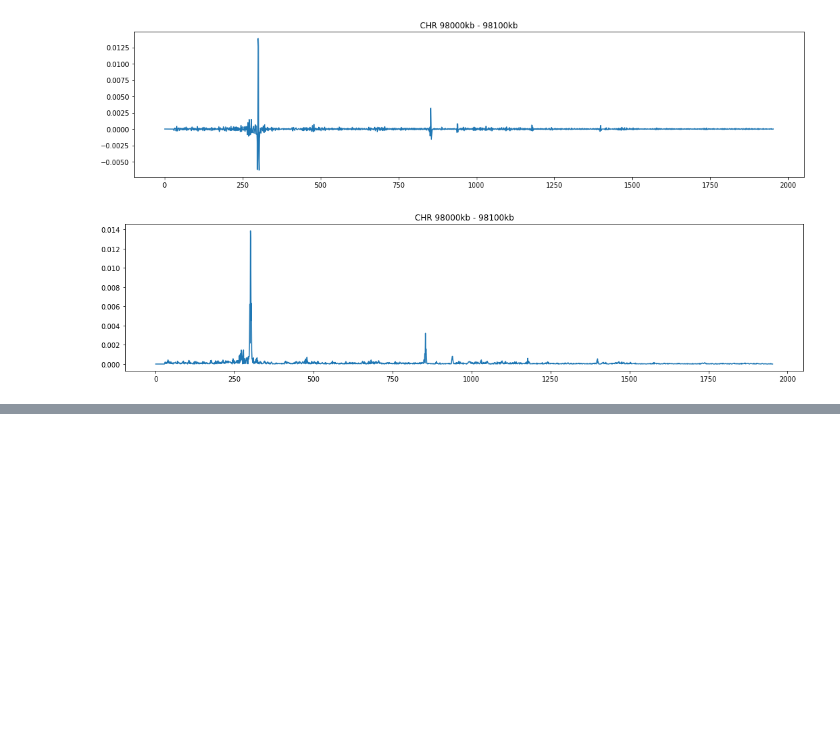
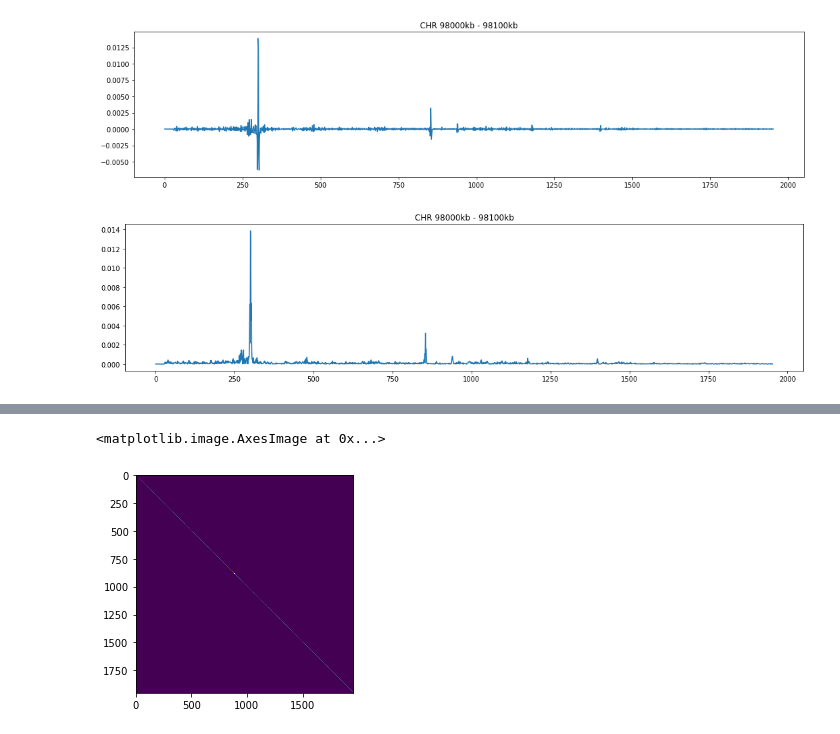
Before and after one commit to orionpax00/ChrVis, a Jupyter notebook: scripts/Signal_analysis_of_contact_freqency.ipynb, the cells around one changed output, grey strips where cells are left out. Cells and saved outputs as stored; diff of their text form; code cells hidden in the pictures; blank space fills up the shorter version.

```diff
--- a/scripts/Signal_analysis_of_contact_freqency.ipynb
+++ b/scripts/Signal_analysis_of_contact_freqency.ipynb
@@ -121,0 +140,5 @@ plt.show()
+# %%
+plt.imshow(df.as_matrix())
+# %% [output]
+<matplotlib.image.AxesImage at 0x...>
+[figure, added]
```
Also changed, not shown: parts of 6 cells of this notebook, 6 other files.
